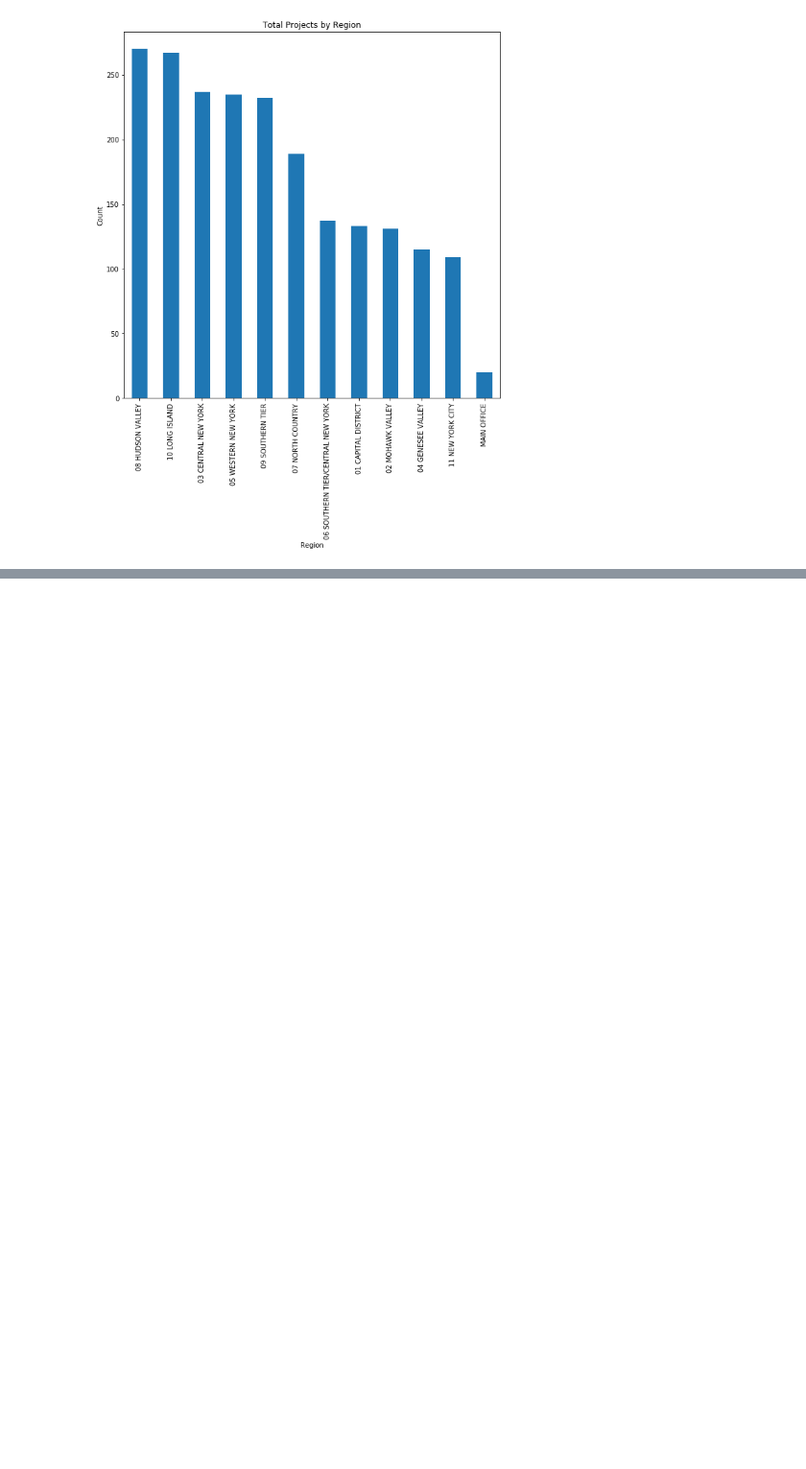
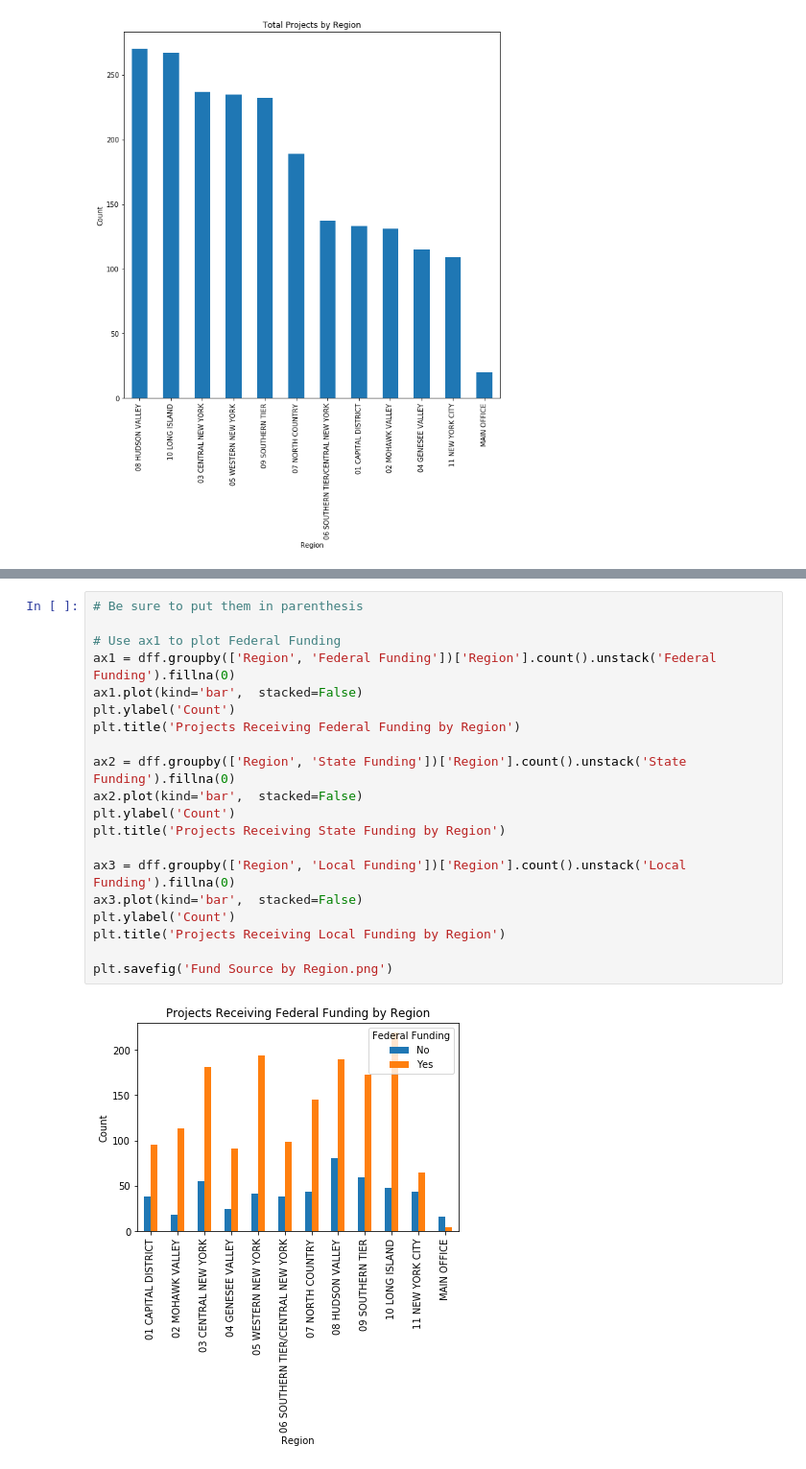
Before and after one commit to mdonatiello/Project-2-Liana_Marc_Murali, a Jupyter notebook: transport.ipynb, the cells around one changed output, grey strips where cells are left out. Shown at 96% size. Saved outputs shown, nothing was run; the diff lists cells and outputs as text; blank space fills up the shorter version.

```diff
--- a/transport.ipynb
+++ b/transport.ipynb
@@ -202,0 +195,22 @@ Text(0.5, 1.0, 'Project Status by Region')
+# %%
+# Be sure to put them in parenthesis
+
+# Use ax1 to plot Federal Funding
+ax1 = dff.groupby(['Region', 'Federal Funding'])['Region'].count().unstack('Federal Funding').fillna(0)
+ax1.plot(kind='bar',  stacked=False)
+plt.ylabel('Count')
+plt.title('Projects Receiving Federal Funding by Region')
+
+ax2 = dff.groupby(['Region', 'State Funding'])['Region'].count().unstack('State Funding').fillna(0)
+ax2.plot(kind='bar',  stacked=False)
+plt.ylabel('Count')
+plt.title('Projects Receiving State Funding by Region')
+
+ax3 = dff.groupby(['Region', 'Local Funding'])['Region'].count().unstack('Local Funding').fillna(0)
+ax3.plot(kind='bar',  stacked=False)
+plt.ylabel('Count')
+plt.title('Projects Receiving Local Funding by Region')
+
+plt.savefig('Fund Source by Region.png')
+# %% [output]
+[figure, added]
```
Also changed, not shown: parts of 7 cells of this notebook.
